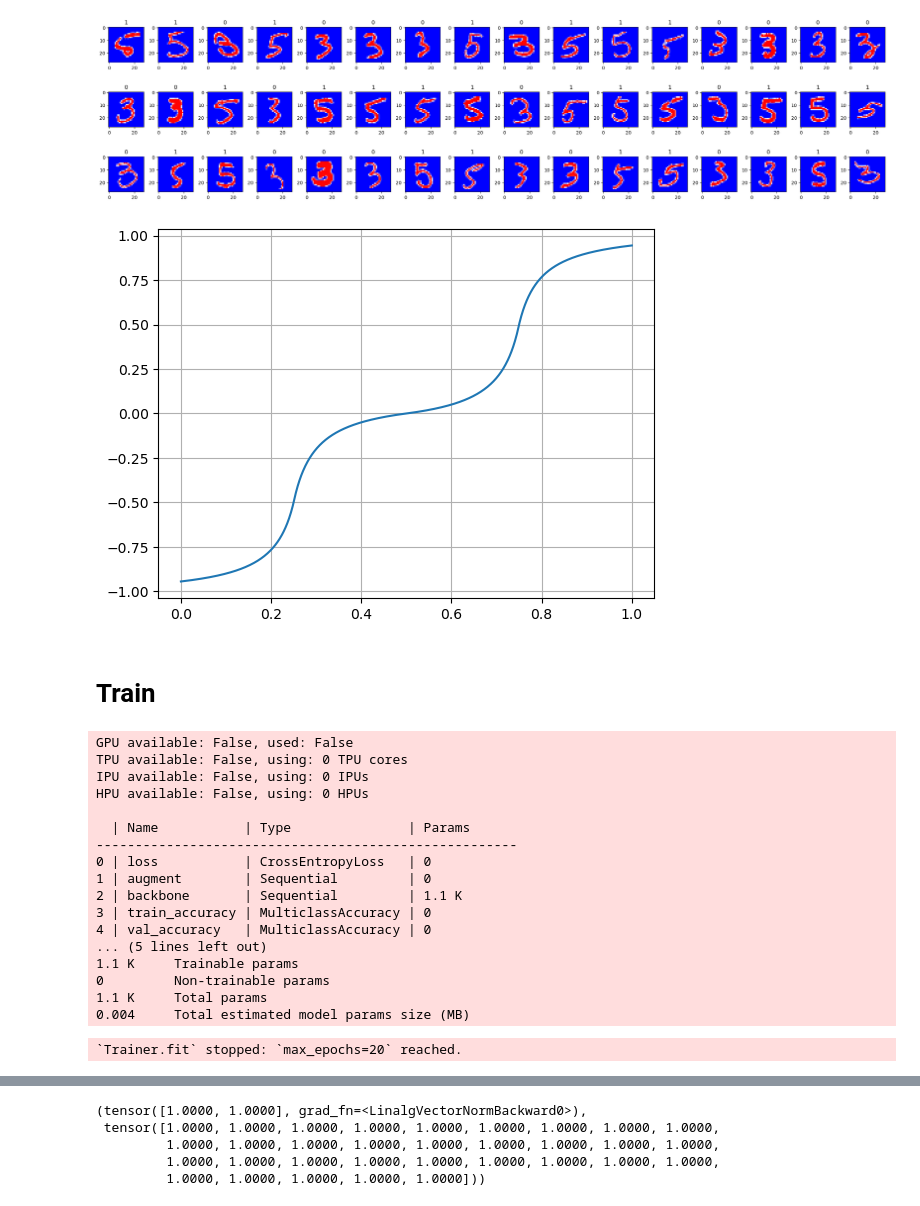
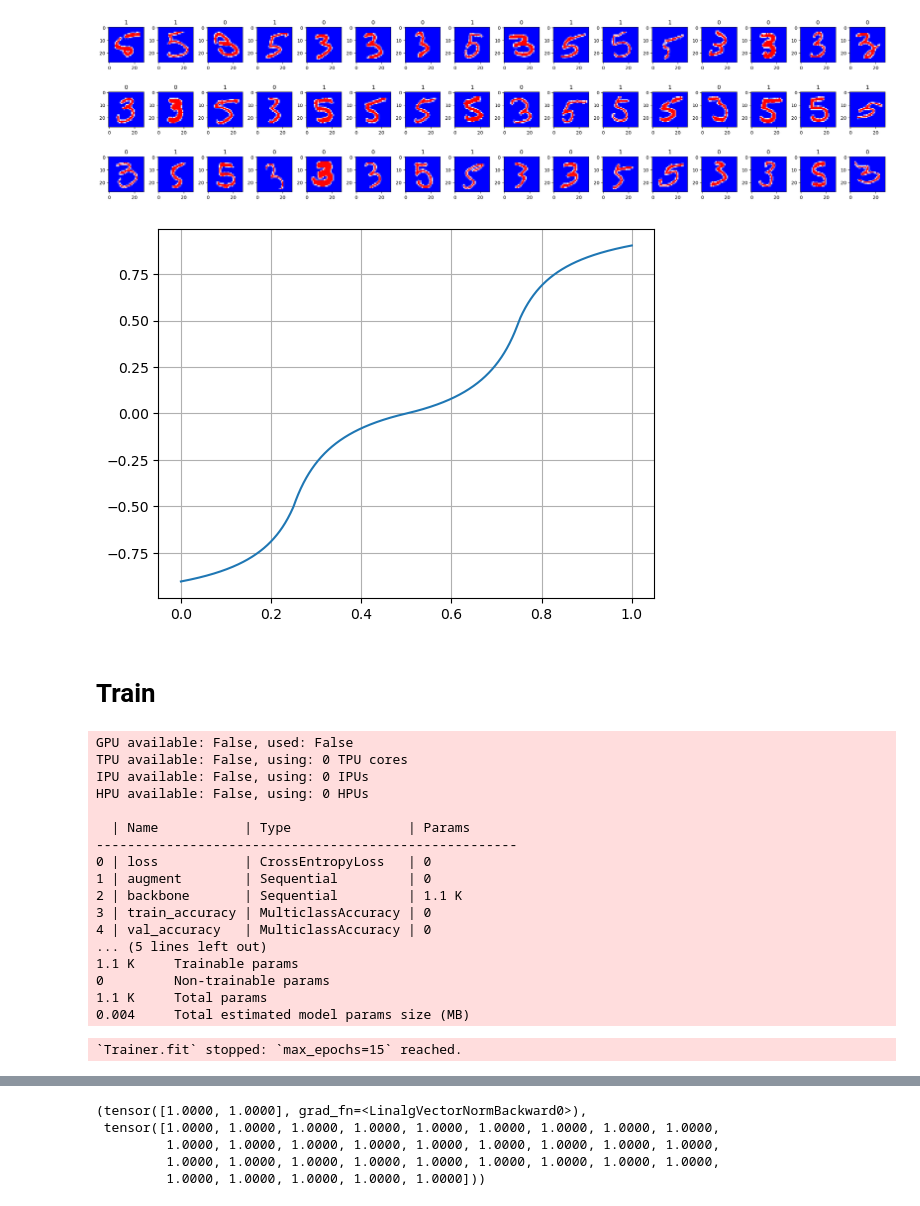
Before and after one commit to 314-Foundation/white-box-nn, a Jupyter notebook: jupyter/main.ipynb, the cells around one changed output, grey strips where cells are left out. Drawn from its saved outputs; the diff is of its cells as text; code cells hidden in the pictures.

```diff
--- a/jupyter/main.ipynb
+++ b/jupyter/main.ipynb
@@ -95,20 +95,20 @@ hh.plot_example(x_test, y_test)
 # %% [output]
 [figure]
 # %%
-func = TwoStepFunction(10)
+func = TwoStepFunction(5)
 
 n_steps = 1000
 thr = torch.tensor(range(n_steps + 1)) / n_steps
 
 vval = func(thr)
 plt.plot(thr, vval.detach())
 
 ax = plt.gca()
 # ax.set_aspect('equal', adjustable='box')
 plt.grid(True)
 plt.show()
 # %% [output]
-[figure, old version]
+[figure, new version]
 # %% [markdown]
 # Train
 # %%
@@ -192,8 +192,8 @@ trainer = Trainer(
     # max_epochs=3,
     # max_epochs=5,
     # max_epochs=10,
-    # max_epochs=15,
-    max_epochs=20,
+    max_epochs=15,
+    # max_epochs=20,
     # max_epochs=30,
     callbacks=[TQDMProgressBar(refresh_rate=2)],
     logger=CSVLogger(save_dir=LOGS_DIR, version=version),
@@ -222,7 +222,7 @@ HPU available: False, using: 0 HPUs
 0         Non-trainable params
 1.1 K     Total params
 0.004     Total estimated model params size (MB)
-`Trainer.fit` stopped: `max_epochs=20` reached.
+`Trainer.fit` stopped: `max_epochs=15` reached.
 # %%
 model.to(device)
 model.eval()
```
Also changed, not shown: parts of 35 cells of this notebook, 4 other files.
